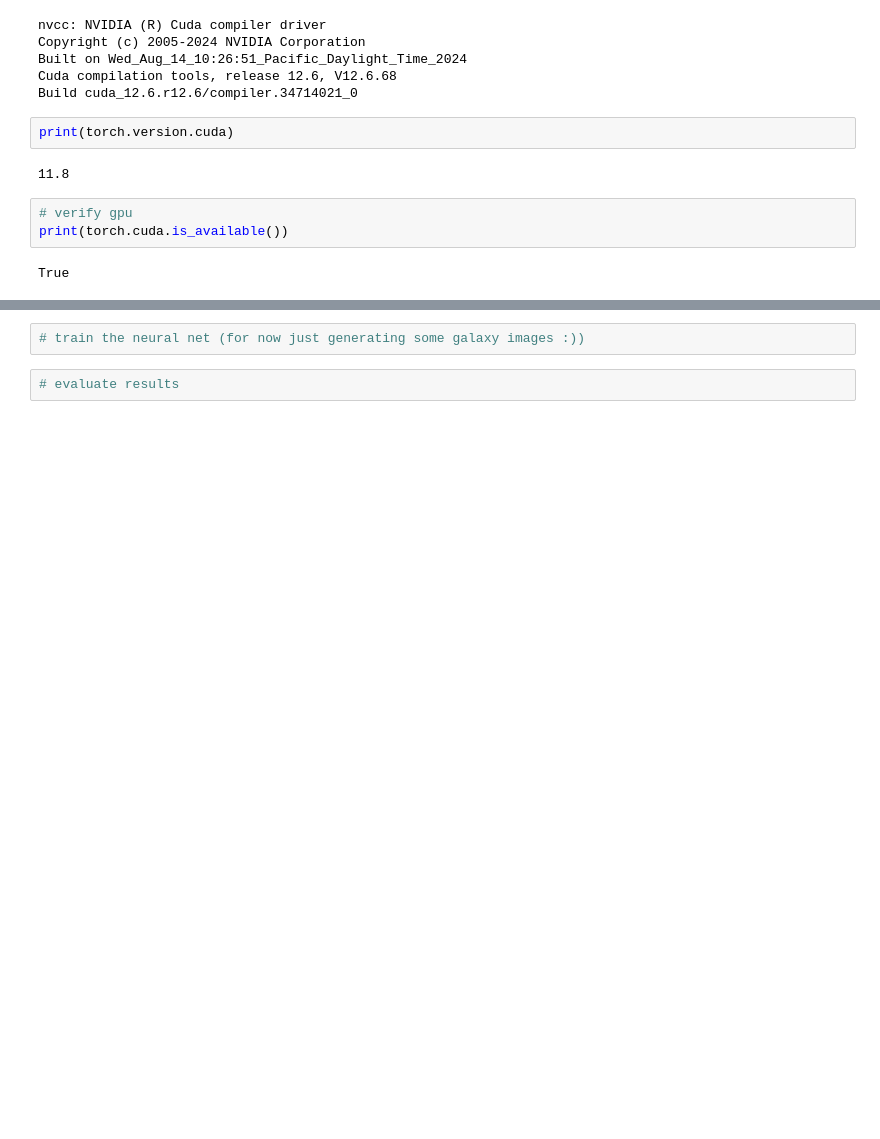
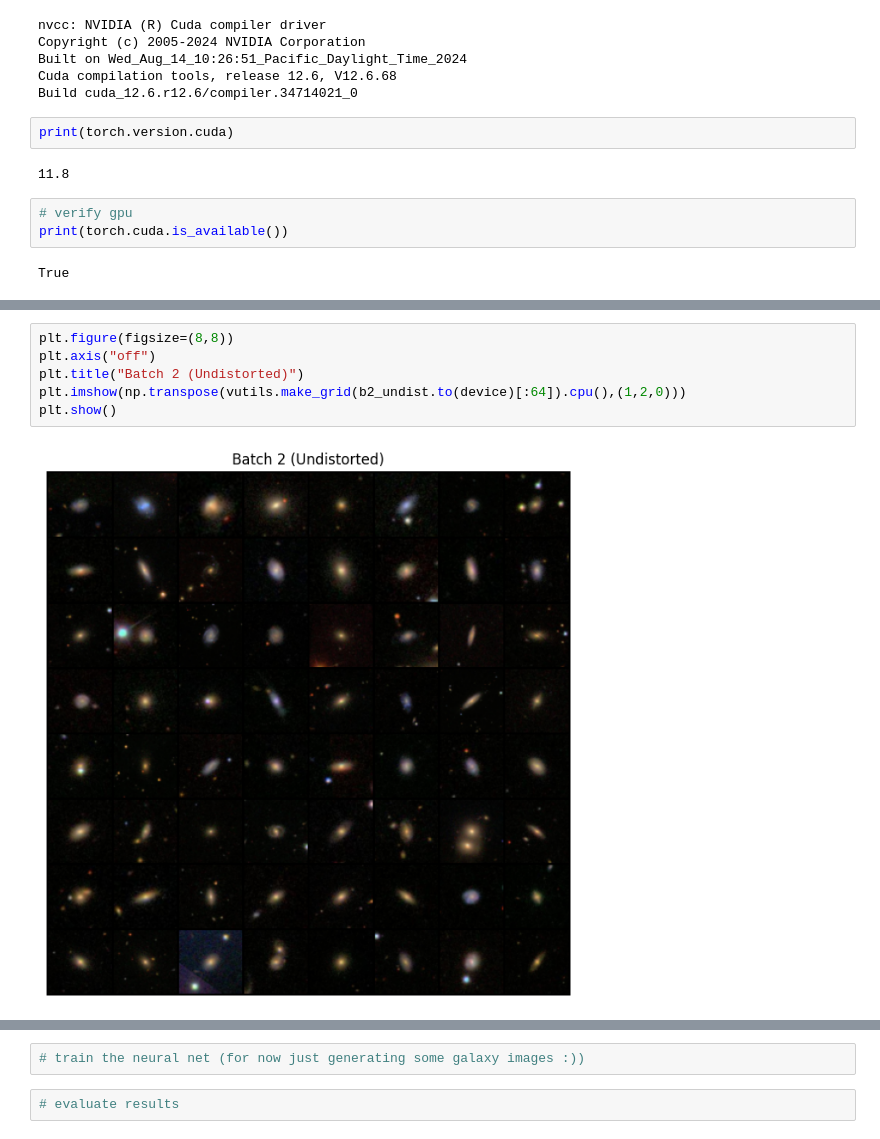
Before and after one commit to saahirN/VAE-GAN-Testing, a Jupyter notebook: vg.ipynb, the cells around one changed output, grey strips where cells are left out. Drawn from its saved outputs; the diff is of its cells as text; blank space fills up the shorter version.

```diff
--- a/vg.ipynb
+++ b/vg.ipynb
@@ -86,0 +143,8 @@ def blend(b1, b2):
+# %%
+plt.figure(figsize=(8,8))
+plt.axis("off")
+plt.title("Batch 2 (Undistorted)")
+plt.imshow(np.transpose(vutils.make_grid(b2_undist.to(device)[:64]).cpu(),(1,2,0)))
+plt.show()
+# %% [output]
+[figure, added]
```
Also changed, not shown: parts of 18 cells of this notebook.
